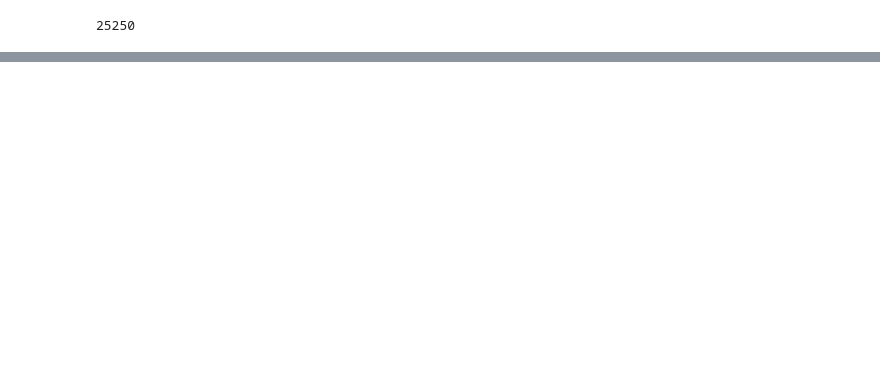
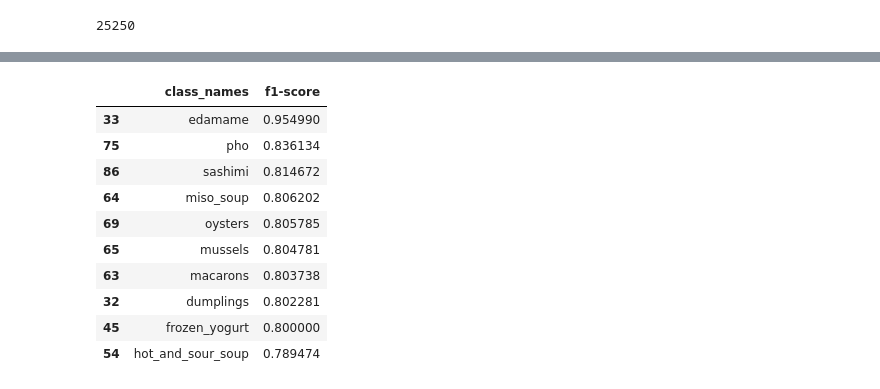
Before and after one commit to Adnan-edu/tensorflow-deep-learning, a Jupyter notebook: 06_transfer_learning_in_tensorflow_part_3_scaling_up.ipynb, the cells around one changed output, grey strips where cells are left out. Cells and saved outputs as stored; diff of their text form; code cells hidden in the pictures; blank space fills up the shorter version.

Commit message:
Created confusion matrix for our model, Plotting our models F-1 Scores for each separate class

```diff
--- a/06_transfer_learning_in_tensorflow_part_3_scaling_up.ipynb
+++ b/06_transfer_learning_in_tensorflow_part_3_scaling_up.ipynb
@@ -439,0 +469,4 @@ len(pred_classes)
+# %%
+# Get a list of class names
+class_names = test_data.class_names
+class_names[:10]
@@ -439,0 +604,4 @@ len(pred_classes)
+# %%
+# Get a dictionary of the classification report
+classification_report_dict = classification_report(y_labels, pred_classes, output_dict=True)
+classification_report_dict
@@ -439,0 +626,11 @@ len(pred_classes)
+# %%
+# Create empty dictionary
+class_f1_scores = {}
+# Loop through classification report dictionary items
+for k, v in classification_report_dict.items():
+  if k == "accuracy": # stop once we get to accuracy key
+    break
+  else:
+    # Add class names and f1-scores to new dictionary
+    class_f1_scores[class_names[int(k)]] = v["f1-score"]
+class_f1_scores
@@ -439,0 +655,20 @@ len(pred_classes)
+# %%
+# Trun f1-scores into dataframe for visualization
+import pandas as pd
+f1_scores = pd.DataFrame({"class_names": list(class_f1_scores.keys()),
+                          "f1-score": list(class_f1_scores.values())}).sort_values("f1-score", ascending=False)
+# %%
+# What does our dataframe look like?
+f1_scores[:10]
+# %% [output]
+|  | class_names | f1-score |
+| 33 | edamame | 0.954990 |
+| 75 | pho | 0.836134 |
+| 86 | sashimi | 0.814672 |
+| 64 | miso_soup | 0.806202 |
+| 69 | oysters | 0.805785 |
+| 65 | mussels | 0.804781 |
+| 63 | macarons | 0.803738 |
+| 32 | dumplings | 0.802281 |
+| 45 | frozen_yogurt | 0.800000 |
+| 54 | hot_and_sour_soup | 0.789474 |
```
Also changed, not shown: parts of 30 cells of this notebook.
